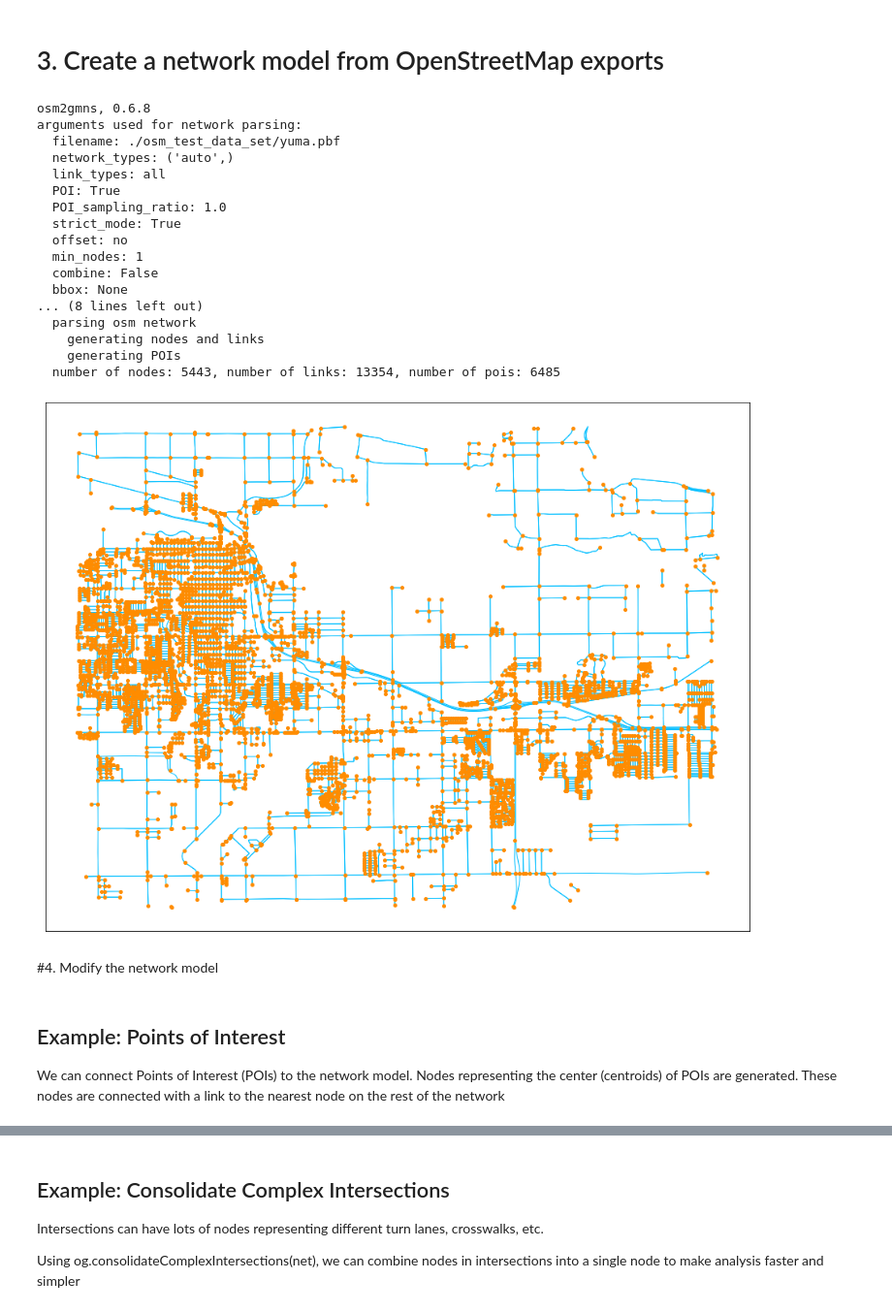
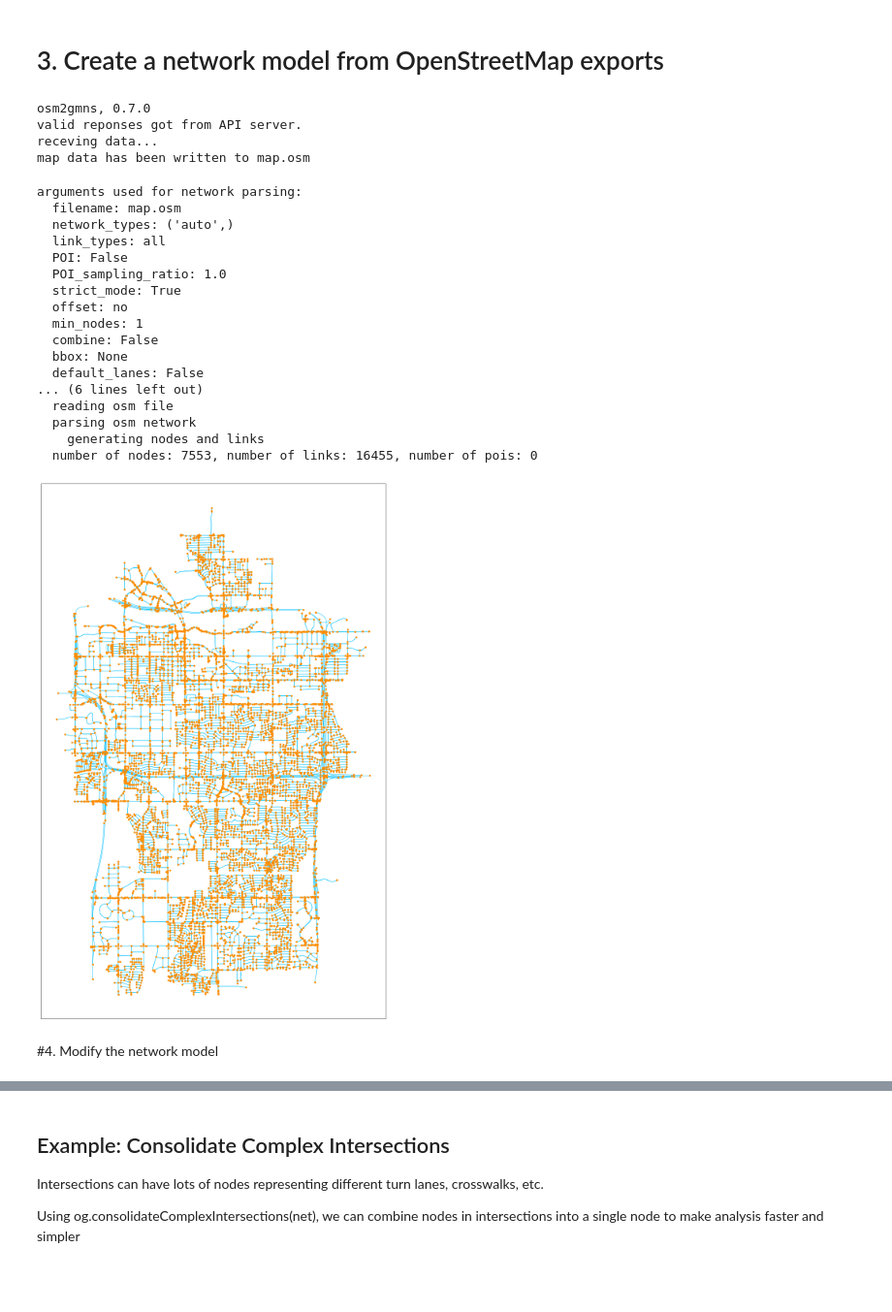
Before and after one commit to jiawlu/OSM2GMNS, a Jupyter notebook: osm2gmns_quickstart.ipynb, the cells around one changed output, grey strips where cells are left out. Shown at 97% size. Drawn from its saved outputs; the diff is of its cells as text; code cells hidden in the pictures; blank space fills up the shorter version.

```diff
--- a/osm2gmns_quickstart.ipynb
+++ b/osm2gmns_quickstart.ipynb
@@ -52,35 +40,38 @@ Successfully installed osm2gmns-0.6.8 osmium-3.4.1
 # %%
 # Import osm2gmns with the alias as "og" (easier to type)
 import osm2gmns as og
-
-# Generate a net from the Yuma, AZ OpenStreetMap export and include Points of Interest (POI=True)
-input_file = './osm_test_data_set/yuma.pbf'
-net = og.getNetFromFile(input_file, POI=True)
-
-# Use og.show(net) to visualize the network model
-og.show(net)
+# relation id for City of Tempe is 110833.
+og.downloadOSMData(110833, 'map.osm')
+# Generate a net from the Tempe, AZ OpenStreetMap export and include Points of Interest (POI=True)
 # %% [output]
-osm2gmns, 0.6.8
-arguments used for network parsing:
-  filename: ./osm_test_data_set/yuma.pbf
-  network_types: ('auto',)
-  link_types: all
-  POI: True
-  POI_sampling_ratio: 1.0
-  strict_mode: True
-  offset: no
-  min_nodes: 1
-  combine: False
-  bbox: None
-... (8 lines left out)
-  parsing osm network
-    generating nodes and links
-    generating POIs
-  number of nodes: 5443, number of links: 13354, number of pois: 6485
+osm2gmns, 0.7.0
+valid reponses got from API server.
+receving data...
+map data has been written to map.osm
-[figure, removed]
+# %%
+input_file = 'map.osm'
+net = og.getNetFromFile(input_file)
+
+# Use og.show(net) to visualize the network model
+og.show(net)
+# %% [output]
+arguments used for network parsing:
+  filename: map.osm
+  network_types: ('auto',)
+  link_types: all
+  POI: False
+  POI_sampling_ratio: 1.0
+  strict_mode: True
+  offset: no
+  min_nodes: 1
+  combine: False
+  bbox: None
+  default_lanes: False
+... (6 lines left out)
+  reading osm file
+  parsing osm network
+    generating nodes and links
+  number of nodes: 7553, number of links: 16455, number of pois: 0
+[figure, added]
 # %% [markdown]
 #4. Modify the network model
-# %% [markdown]
-## Example: Points of Interest
-
-We can connect Points of Interest (POIs) to the network model. Nodes representing the center (centroids) of POIs are generated. These nodes are connected with a link to the nearest node on the rest of the network
```
Also changed, not shown: parts of 14 cells of this notebook.
